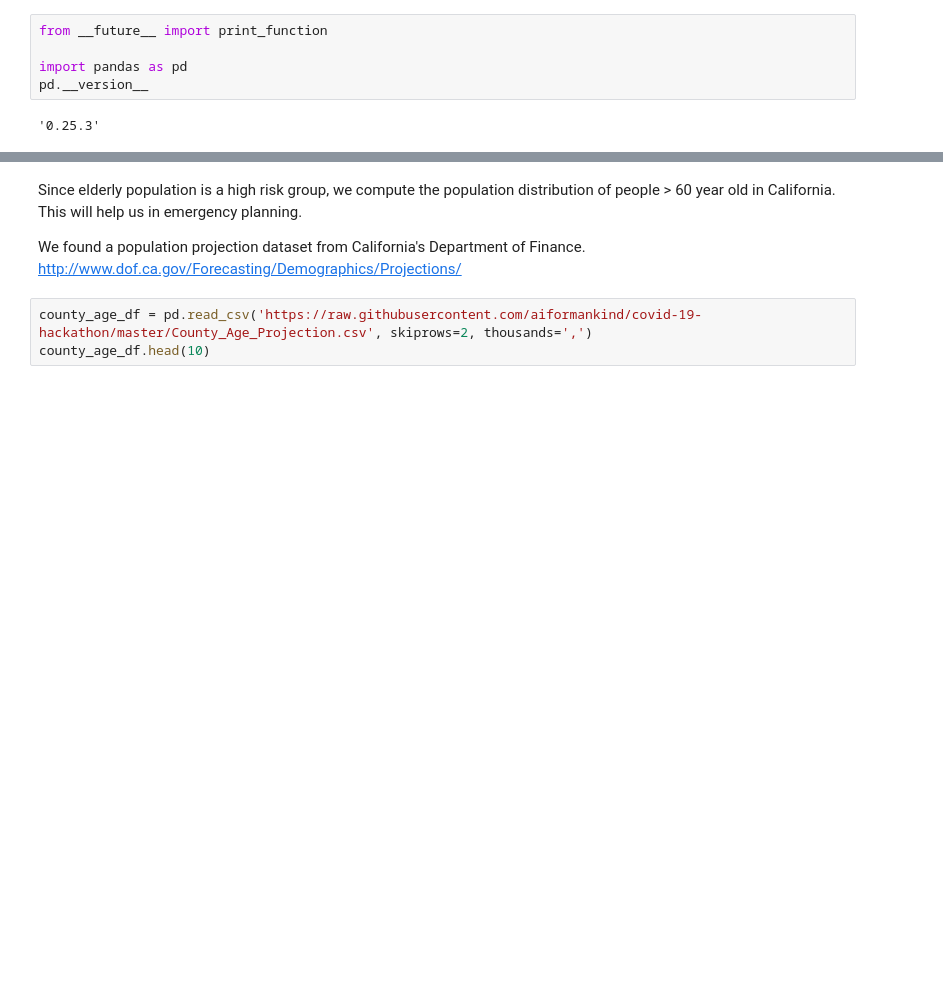
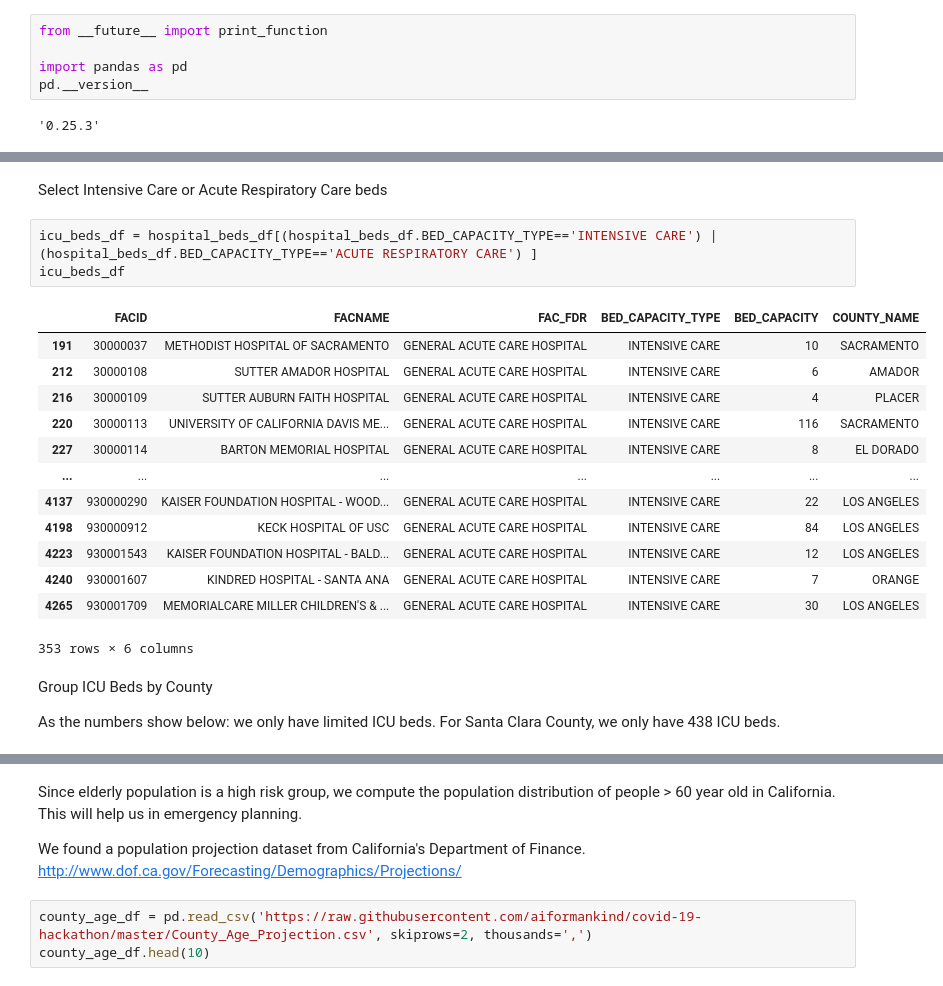
Before and after one commit to aiformankind/covid-19-hackathon, a Jupyter notebook: Covid_19_Data_Exploration.ipynb, the cells around one changed output, grey strips where cells are left out. Cells and saved outputs as stored; diff of their text form; blank space fills up the shorter version.

```diff
--- a/Covid_19_Data_Exploration.ipynb
+++ b/Covid_19_Data_Exploration.ipynb
@@ -11,0 +57,23 @@ pd.__version__
+# %% [markdown]
+Select Intensive Care or Acute Respiratory Care beds
+# %%
+icu_beds_df = hospital_beds_df[(hospital_beds_df.BED_CAPACITY_TYPE=='INTENSIVE CARE') | (hospital_beds_df.BED_CAPACITY_TYPE=='ACUTE RESPIRATORY CARE') ]
+icu_beds_df
+# %% [output]
+|  | FACID | FACNAME | FAC_FDR | BED_CAPACITY_TYPE | BED_CAPACITY | COUNTY_NAME |
+| 191 | 30000037 | METHODIST HOSPITAL OF SACRAMENTO | GENERAL ACUTE CARE HOSPITAL | INTENSIVE CARE | 10 | SACRAMENTO |
+| 212 | 30000108 | SUTTER AMADOR HOSPITAL | GENERAL ACUTE CARE HOSPITAL | INTENSIVE CARE | 6 | AMADOR |
+| 216 | 30000109 | SUTTER AUBURN FAITH HOSPITAL | GENERAL ACUTE CARE HOSPITAL | INTENSIVE CARE | 4 | PLACER |
+| 220 | 30000113 | UNIVERSITY OF CALIFORNIA DAVIS ME... | GENERAL ACUTE CARE HOSPITAL | INTENSIVE CARE | 116 | SACRAMENTO |
+| 227 | 30000114 | BARTON MEMORIAL HOSPITAL | GENERAL ACUTE CARE HOSPITAL | INTENSIVE CARE | 8 | EL DORADO |
+| ... | ... | ... | ... | ... | ... | ... |
+| 4137 | 930000290 | KAISER FOUNDATION HOSPITAL - WOOD... | GENERAL ACUTE CARE HOSPITAL | INTENSIVE CARE | 22 | LOS ANGELES |
+| 4198 | 930000912 | KECK HOSPITAL OF USC | GENERAL ACUTE CARE HOSPITAL | INTENSIVE CARE | 84 | LOS ANGELES |
+| 4223 | 930001543 | KAISER FOUNDATION HOSPITAL - BALD... | GENERAL ACUTE CARE HOSPITAL | INTENSIVE CARE | 12 | LOS ANGELES |
+| 4240 | 930001607 | KINDRED HOSPITAL - SANTA ANA | GENERAL ACUTE CARE HOSPITAL | INTENSIVE CARE | 7 | ORANGE |
+| 4265 | 930001709 | MEMORIALCARE MILLER CHILDREN'S & ... | GENERAL ACUTE CARE HOSPITAL | INTENSIVE CARE | 30 | LOS ANGELES |
+353 rows × 6 columns
+# %% [markdown]
+Group ICU Beds by County
+
+As the numbers show below: we only have limited ICU beds. For Santa Clara County, we only have 438 ICU beds.
```
Also changed, not shown: parts of 18 cells of this notebook.
